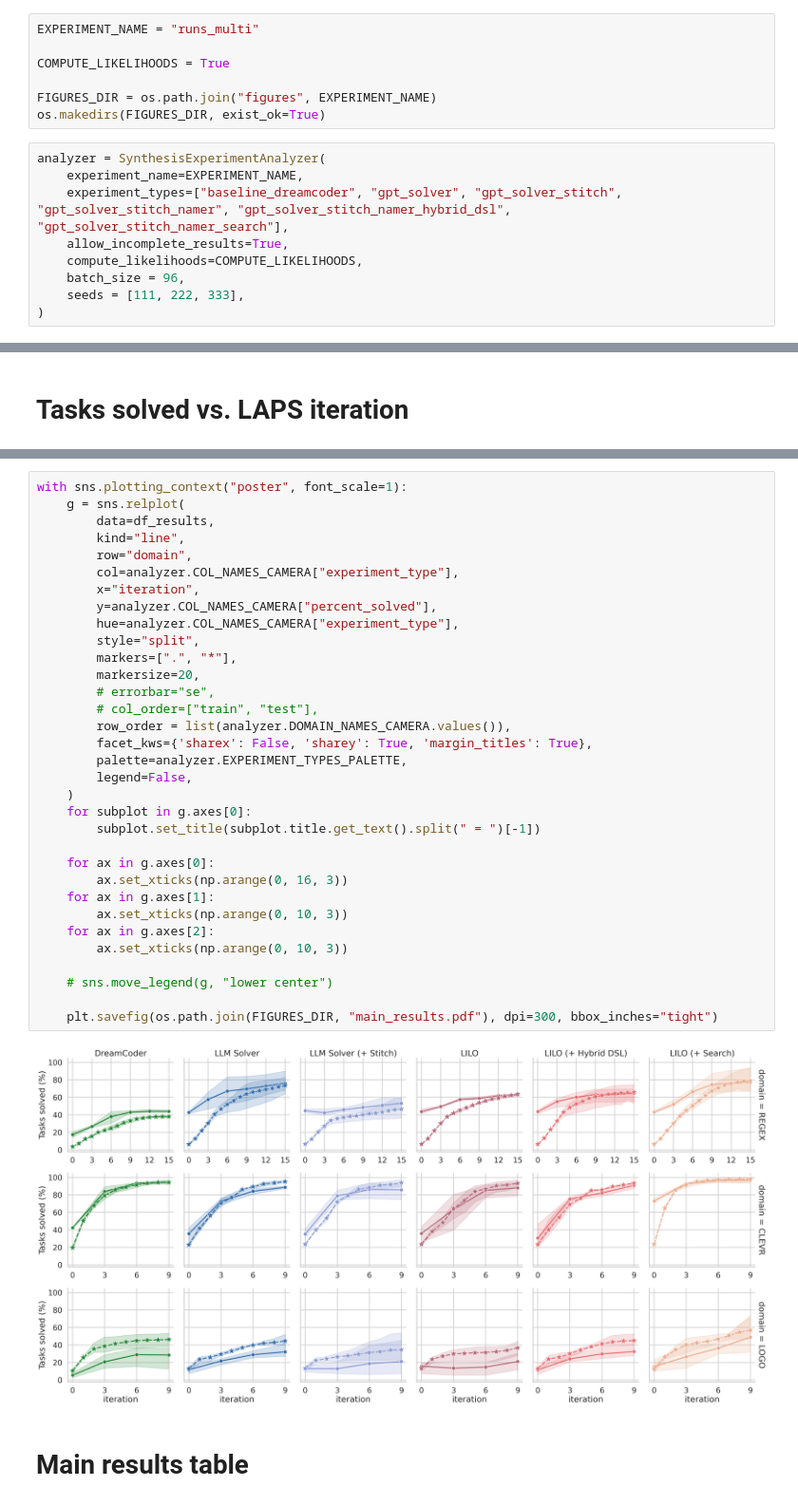
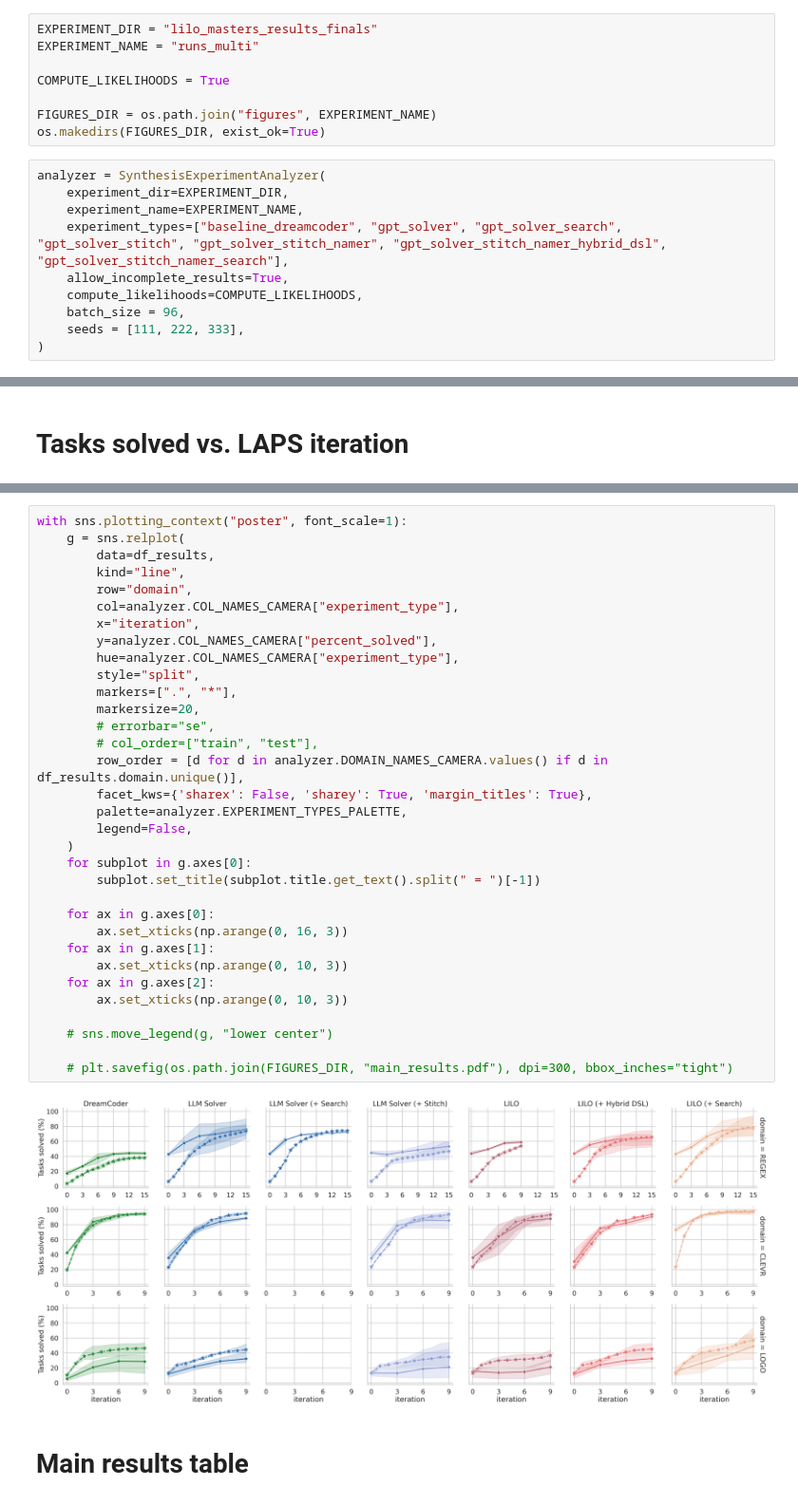
Before and after one commit to gabegrand/lilo, a Jupyter notebook: analysis/analyze_synthesis_experiment_multi_domain.ipynb, the cells around one changed output, grey strips where cells are left out. Shown at 95% size. Drawn from its saved outputs; the diff is of its cells as text.

```diff
--- a/analysis/analyze_synthesis_experiment_multi_domain.ipynb
+++ b/analysis/analyze_synthesis_experiment_multi_domain.ipynb
@@ -24,6 +21,7 @@ sns.set_theme(style="whitegrid", font_scale=1.25, rc={'figure.figsize':(12, 8)})
 # %%
 %config InlineBackend.figure_format = 'retina'
 # %%
+EXPERIMENT_DIR = "lilo_masters_results_finals"
 EXPERIMENT_NAME = "runs_multi"
 
 COMPUTE_LIKELIHOODS = True
@@ -32,8 +30,9 @@ FIGURES_DIR = os.path.join("figures", EXPERIMENT_NAME)
 os.makedirs(FIGURES_DIR, exist_ok=True)
 # %%
 analyzer = SynthesisExperimentAnalyzer(
+    experiment_dir=EXPERIMENT_DIR,
     experiment_name=EXPERIMENT_NAME,
-    experiment_types=["baseline_dreamcoder", "gpt_solver", "gpt_solver_stitch", "gpt_solver_stitch_namer", "gpt_solver_stitch_namer_hybrid_dsl", "gpt_solver_stitch_namer_search"],
+    experiment_types=["baseline_dreamcoder", "gpt_solver", "gpt_solver_search", "gpt_solver_stitch", "gpt_solver_stitch_namer", "gpt_solver_stitch_namer_hybrid_dsl", "gpt_solver_stitch_namer_search"],
     allow_incomplete_results=True,
     compute_likelihoods=COMPUTE_LIKELIHOODS,
     batch_size = 96,
@@ -68,36 +69,36 @@ with sns.plotting_context("poster", font_scale=1):
     g = sns.relplot(
         data=df_results,
         kind="line",
         row="domain",
         col=analyzer.COL_NAMES_CAMERA["experiment_type"],
         x="iteration",
         y=analyzer.COL_NAMES_CAMERA["percent_solved"],
         hue=analyzer.COL_NAMES_CAMERA["experiment_type"],
         style="split",
         markers=[".", "*"],
         markersize=20,
         # errorbar="se",
         # col_order=["train", "test"],
-        row_order = list(analyzer.DOMAIN_NAMES_CAMERA.values()),
+        row_order = [d for d in analyzer.DOMAIN_NAMES_CAMERA.values() if d in df_results.domain.unique()],
         facet_kws={'sharex': False, 'sharey': True, 'margin_titles': True},
         palette=analyzer.EXPERIMENT_TYPES_PALETTE,
         legend=False,
     )
     for subplot in g.axes[0]:
         subplot.set_title(subplot.title.get_text().split(" = ")[-1])
 
     for ax in g.axes[0]:
         ax.set_xticks(np.arange(0, 16, 3))
     for ax in g.axes[1]:
         ax.set_xticks(np.arange(0, 10, 3))
     for ax in g.axes[2]:
         ax.set_xticks(np.arange(0, 10, 3))
 
     # sns.move_legend(g, "lower center")
 
-    plt.savefig(os.path.join(FIGURES_DIR, "main_results.pdf"), dpi=300, bbox_inches="tight")
+    # plt.savefig(os.path.join(FIGURES_DIR, "main_results.pdf"), dpi=300, bbox_inches="tight")
 # %% [output]
-[figure, old version]
+[figure, new version]
 # %% [markdown]
 # Main results table
 # %%
```
Also changed, not shown: parts of 4 cells of this notebook.
